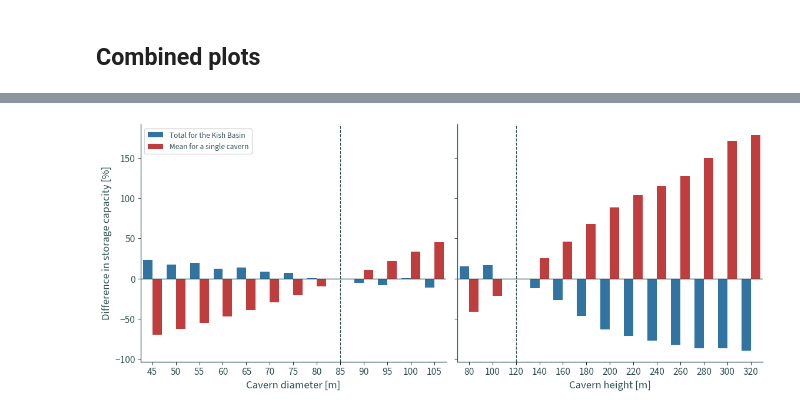
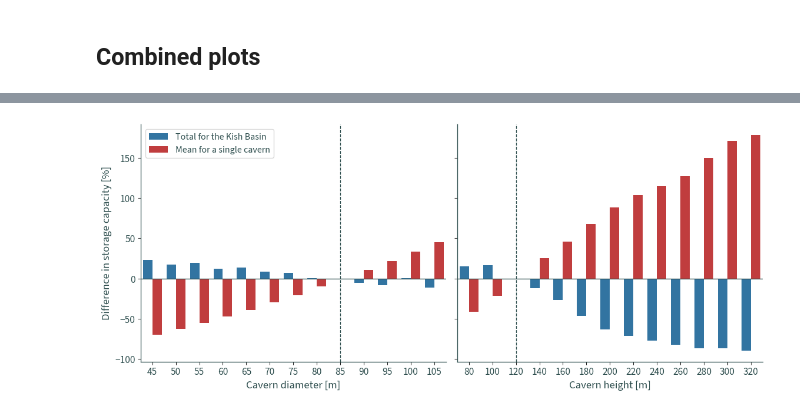
Before and after one commit to wind-to-hydrogen-toolkit/hydrogen-salt-storage, a Jupyter notebook: docs/notebooks/sensitivity.ipynb, the cells around one changed output, grey strips where cells are left out. Cells and saved outputs as stored; diff of their text form; code cells hidden in the pictures.

```diff
--- a/docs/notebooks/sensitivity.ipynb
+++ b/docs/notebooks/sensitivity.ipynb
@@ -302,32 +300,32 @@ sns.barplot(
     palette=sns.color_palette(["tab:blue", "tab:red"]),
     ax=ax[0],
 )
 sns.barplot(
     data=pd.concat([dd_sum, dd_mean]),
     hue="type",
     y="capacity",
     x="cavern_height",
     palette=sns.color_palette(["tab:blue", "tab:red"]),
     legend=False,
     ax=ax[1],
 )
 
 for a in ax.flat:
     a.axhline(0, color="darkslategrey", linewidth=1)
 ax[0].axvline("85", color="darkslategrey", linewidth=1, linestyle="dashed")
 ax[1].axvline("120", color="darkslategrey", linewidth=1, linestyle="dashed")
 ax[0].set_xlabel("Cavern diameter [m]")
 ax[1].set_xlabel("Cavern height [m]")
 ax[0].set_ylabel("Difference in storage capacity [%]")
-ax[0].legend(title=None)
+ax[0].legend(title=None, fontsize=12)
 
 sns.despine()
 plt.tight_layout()
 plt.savefig(
     os.path.join("graphics", "fig_sensitivity.jpg"),
     format="jpg",
     dpi=600,
 )
 plt.show()
 # %% [output]
-[figure, old version]
+[figure, new version]
```
Also changed, not shown: parts of 2 cells of this notebook.
